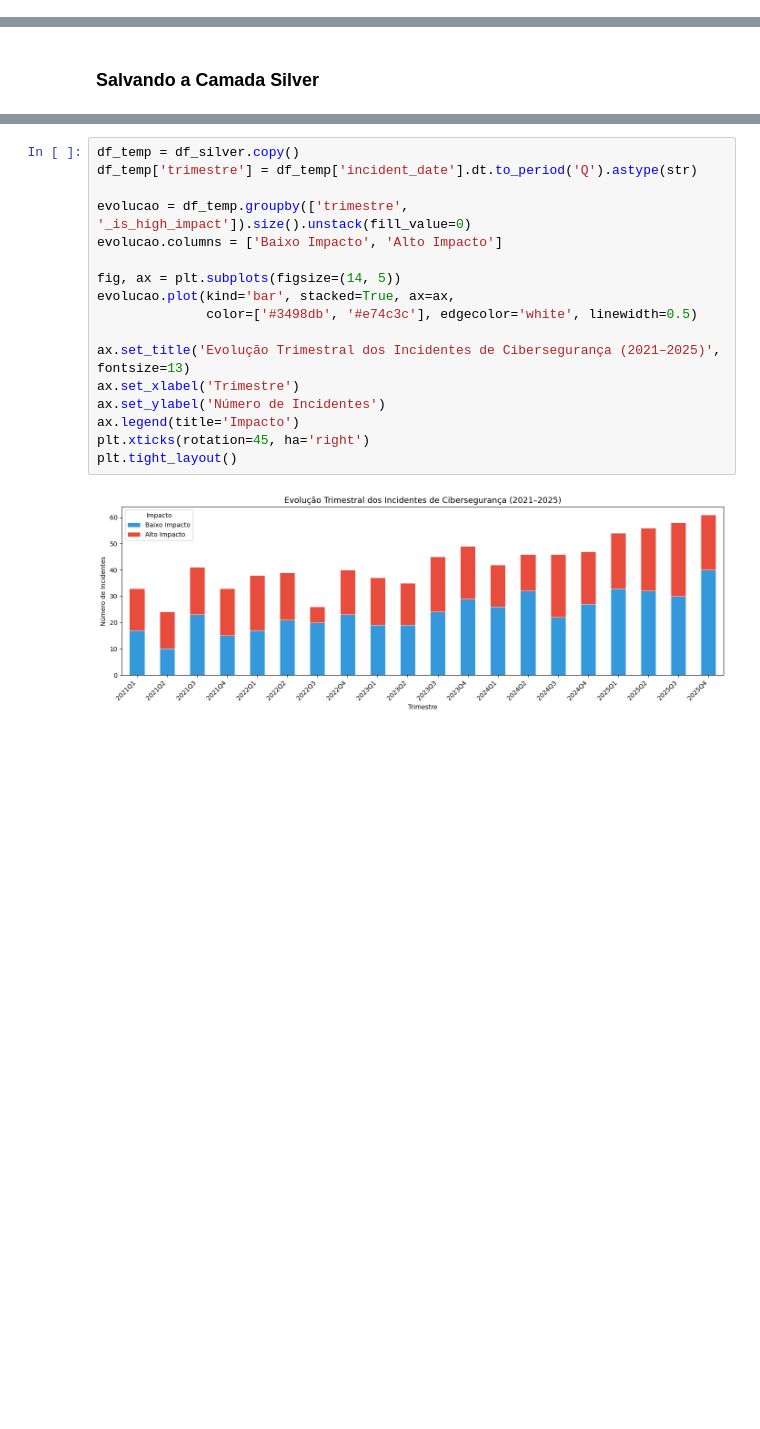
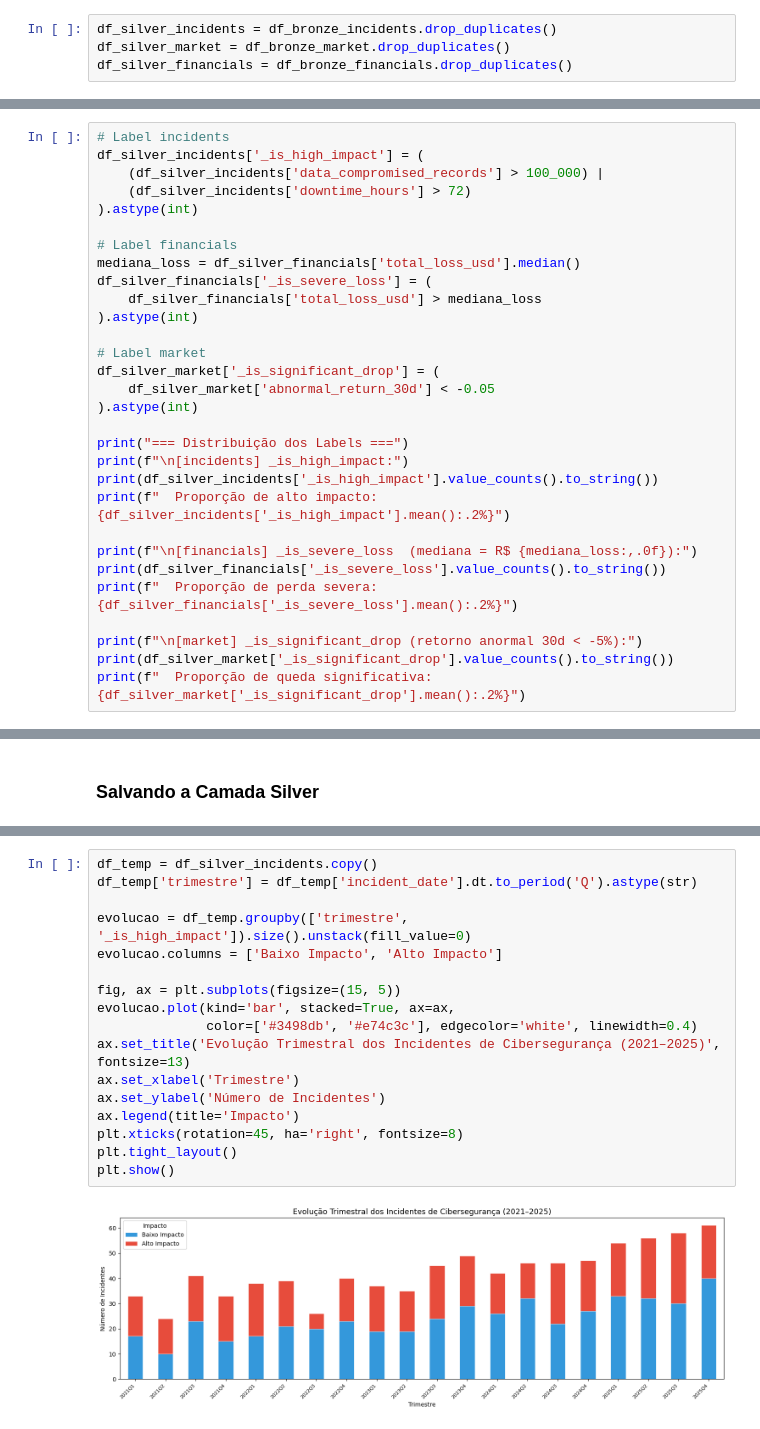
Before and after one commit to RodrigoMrqs/DataCience-BronzeAndSilver, a Jupyter notebook: notebook.ipynb, the cells around one changed output, grey strips where cells are left out. Drawn from its saved outputs; the diff is of its cells as text; blank space fills up the shorter version.

Commit message:
organização da pasta data, atualização das camadas bronze e prata

```diff
--- a/notebook.ipynb
+++ b/notebook.ipynb
@@ -516,0 +499,4 @@ df_silver = df_silver.drop_duplicates()
+# %%
+df_silver_incidents = df_bronze_incidents.drop_duplicates()
+df_silver_market = df_bronze_market.drop_duplicates()
+df_silver_financials = df_bronze_financials.drop_duplicates()
@@ -564,0 +666,30 @@ Proporção de alto impacto: 43.65%
+# %%
+# Label incidents
+df_silver_incidents['_is_high_impact'] = (
+    (df_silver_incidents['data_compromised_records'] > 100_000) |
+    (df_silver_incidents['downtime_hours'] > 72)
+).astype(int)
+
+# Label financials
+mediana_loss = df_silver_financials['total_loss_usd'].median()
+df_silver_financials['_is_severe_loss'] = (
+    df_silver_financials['total_loss_usd'] > mediana_loss
+).astype(int)
+
+# Label market
+df_silver_market['_is_significant_drop'] = (
+    df_silver_market['abnormal_return_30d'] < -0.05
+).astype(int)
+
+print("=== Distribuição dos Labels ===")
+print(f"\n[incidents] _is_high_impact:")
+print(df_silver_incidents['_is_high_impact'].value_counts().to_string())
+print(f"  Proporção de alto impacto: {df_silver_incidents['_is_high_impact'].mean():.2%}")
+
+print(f"\n[financials] _is_severe_loss  (mediana = R$ {mediana_loss:,.0f}):")
+print(df_silver_financials['_is_severe_loss'].value_counts().to_string())
+print(f"  Proporção de perda severa: {df_silver_financials['_is_severe_loss'].mean():.2%}")
+
+print(f"\n[market] _is_significant_drop (retorno anormal 30d < -5%):")
+print(df_silver_market['_is_significant_drop'].value_counts().to_string())
+print(f"  Proporção de queda significativa: {df_silver_market['_is_significant_drop'].mean():.2%}")
@@ -702,19 +831,19 @@ Série temporal mostrando o volume de incidentes por trimestre, separando alto e
 # %%
-df_temp = df_silver.copy()
+df_temp = df_silver_incidents.copy()
 df_temp['trimestre'] = df_temp['incident_date'].dt.to_period('Q').astype(str)
 
 evolucao = df_temp.groupby(['trimestre', '_is_high_impact']).size().unstack(fill_value=0)
 evolucao.columns = ['Baixo Impacto', 'Alto Impacto']
 
-fig, ax = plt.subplots(figsize=(14, 5))
+fig, ax = plt.subplots(figsize=(15, 5))
 evolucao.plot(kind='bar', stacked=True, ax=ax,
-              color=['#3498db', '#e74c3c'], edgecolor='white', linewidth=0.5)
-
+              color=['#3498db', '#e74c3c'], edgecolor='white', linewidth=0.4)
 ax.set_title('Evolução Trimestral dos Incidentes de Cibersegurança (2021–2025)', fontsize=13)
 ax.set_xlabel('Trimestre')
 ax.set_ylabel('Número de Incidentes')
 ax.legend(title='Impacto')
-plt.xticks(rotation=45, ha='right')
+plt.xticks(rotation=45, ha='right', fontsize=8)
 plt.tight_layout()
+plt.show()
 # %% [output]
-[figure, old version]
+[figure, new version]
```
Also changed, not shown: parts of 68 cells of this notebook, 16 other files.
